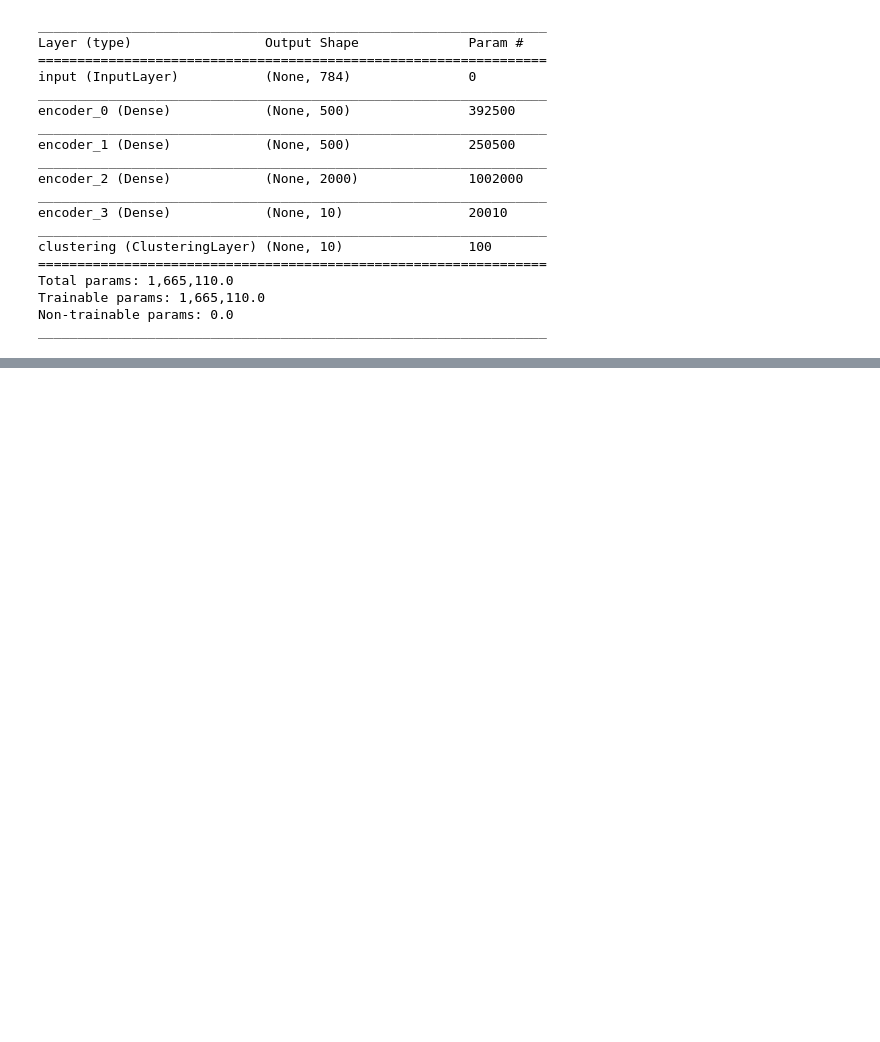
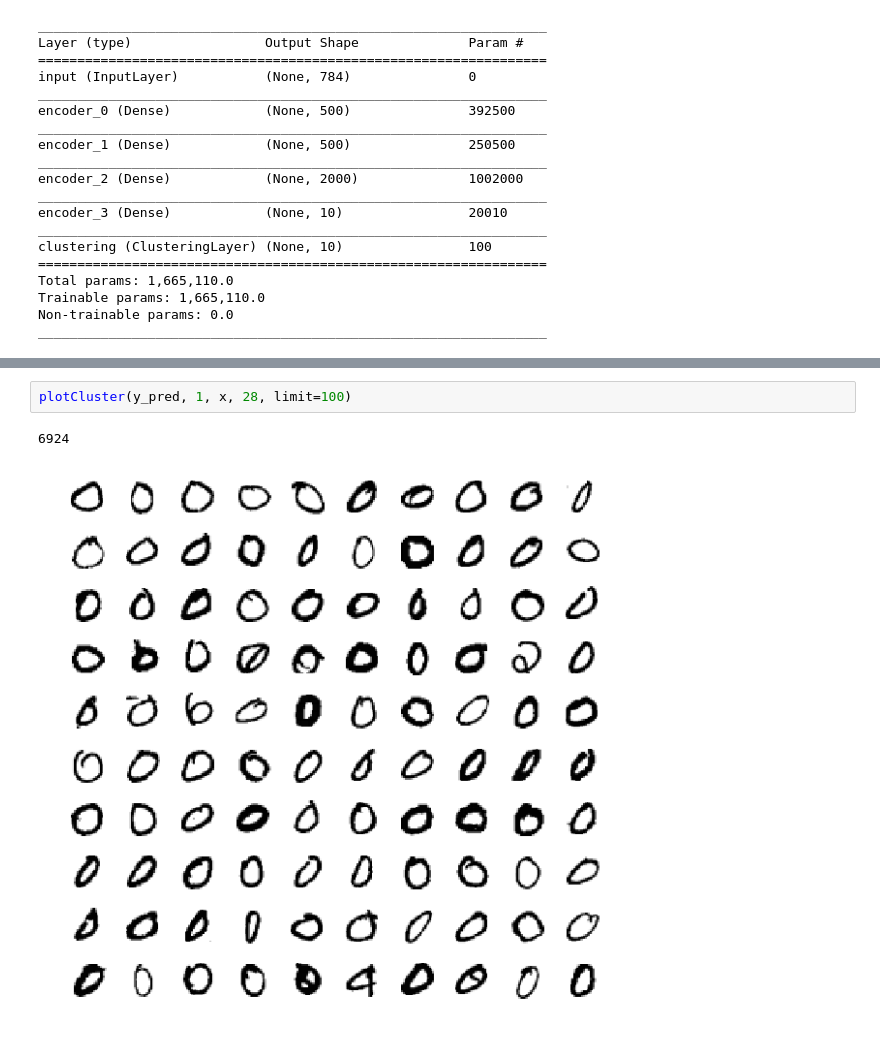
Before and after one commit to dwright04/machine_augmented_classification, a Jupyter notebook: notebooks/Unsupervised_Deep_Embedding_Clustering_for_Zooniverse.ipynb, the cells around one changed output, grey strips where cells are left out. Cells and saved outputs as stored; diff of their text form; blank space fills up the shorter version.

```diff
--- a/notebooks/Unsupervised_Deep_Embedding_Clustering_for_Zooniverse.ipynb
+++ b/notebooks/Unsupervised_Deep_Embedding_Clustering_for_Zooniverse.ipynb
@@ -123,0 +210,5 @@ The above gives our Unsupervised benchmark accuracy of 87.55% on the entire MNIS
+# %%
+plotCluster(y_pred, 1, x, 28, limit=100)
+# %% [output]
+6924
+[figure, added]
```
Also changed, not shown: parts of 28 cells of this notebook.
